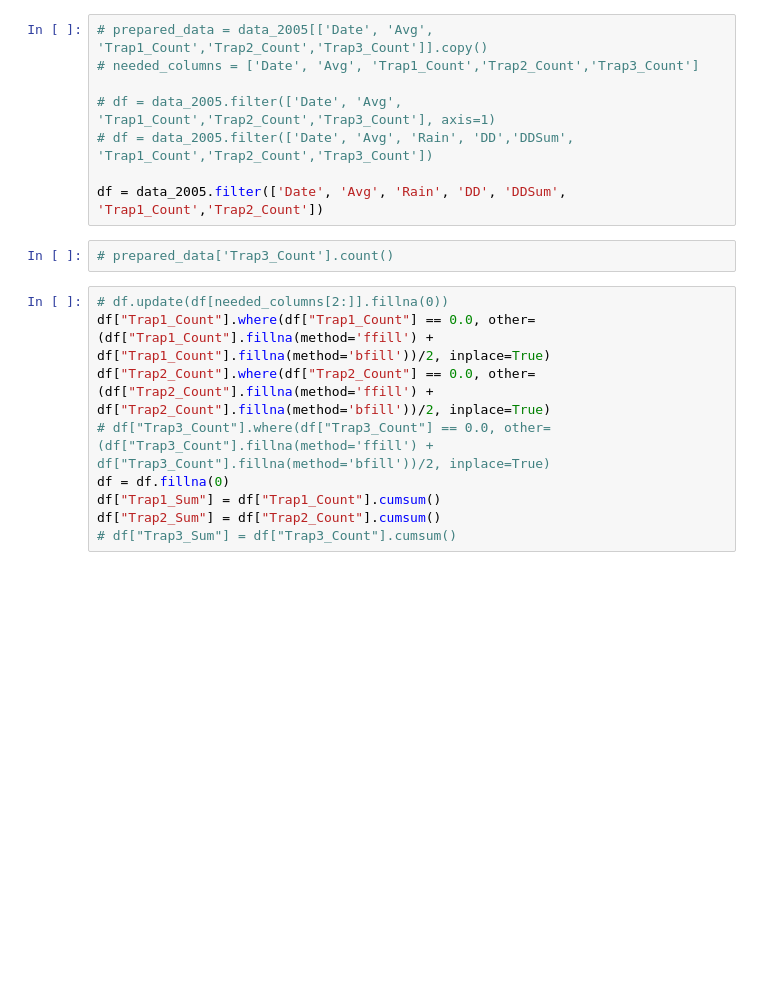
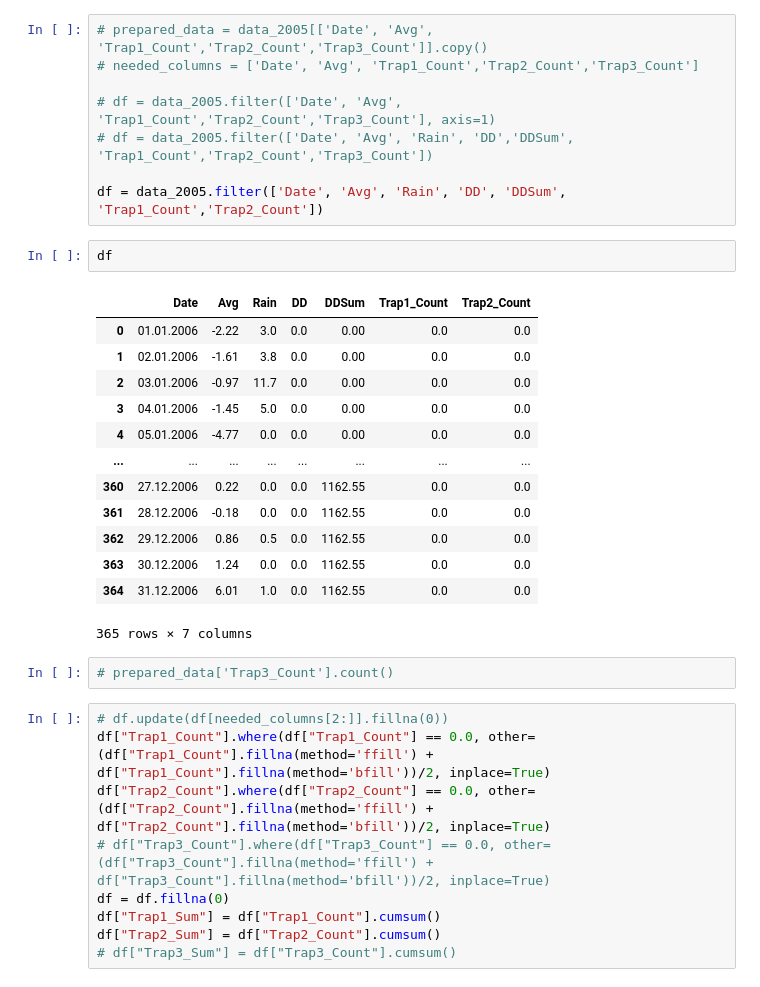
Before and after one commit to Ligerd/research_project, a Jupyter notebook: code/data_analisis.ipynb, the cells around one changed output. Cells and saved outputs as stored; diff of their text form; blank space fills up the shorter version.

```diff
--- a/code/data_analisis.ipynb
+++ b/code/data_analisis.ipynb
@@ -22,6 +22,22 @@ Index(['Date', 'Week', 'Min', 'Max', 'Avg', 'AvgII', 'Dev', 'Dev%', 'Rain',
 # df = data_2005.filter(['Date', 'Avg', 'Rain', 'DD','DDSum', 'Trap1_Count','Trap2_Count','Trap3_Count'])
 
 df = data_2005.filter(['Date', 'Avg', 'Rain', 'DD', 'DDSum', 'Trap1_Count','Trap2_Count'])
+# %%
+df
+# %% [output]
+|  | Date | Avg | Rain | DD | DDSum | Trap1_Count | Trap2_Count |
+| 0 | 01.01.2006 | -2.22 | 3.0 | 0.0 | 0.00 | 0.0 | 0.0 |
+| 1 | 02.01.2006 | -1.61 | 3.8 | 0.0 | 0.00 | 0.0 | 0.0 |
+| 2 | 03.01.2006 | -0.97 | 11.7 | 0.0 | 0.00 | 0.0 | 0.0 |
+| 3 | 04.01.2006 | -1.45 | 5.0 | 0.0 | 0.00 | 0.0 | 0.0 |
+| 4 | 05.01.2006 | -4.77 | 0.0 | 0.0 | 0.00 | 0.0 | 0.0 |
+| ... | ... | ... | ... | ... | ... | ... | ... |
+| 360 | 27.12.2006 | 0.22 | 0.0 | 0.0 | 1162.55 | 0.0 | 0.0 |
+| 361 | 28.12.2006 | -0.18 | 0.0 | 0.0 | 1162.55 | 0.0 | 0.0 |
+| 362 | 29.12.2006 | 0.86 | 0.5 | 0.0 | 1162.55 | 0.0 | 0.0 |
+| 363 | 30.12.2006 | 1.24 | 0.0 | 0.0 | 1162.55 | 0.0 | 0.0 |
+| 364 | 31.12.2006 | 6.01 | 1.0 | 0.0 | 1162.55 | 0.0 | 0.0 |
+365 rows × 7 columns
 # %%
 # prepared_data['Trap3_Count'].count()
 # %%
```
Also changed, not shown: parts of 7 cells of this notebook, 4 other files.
